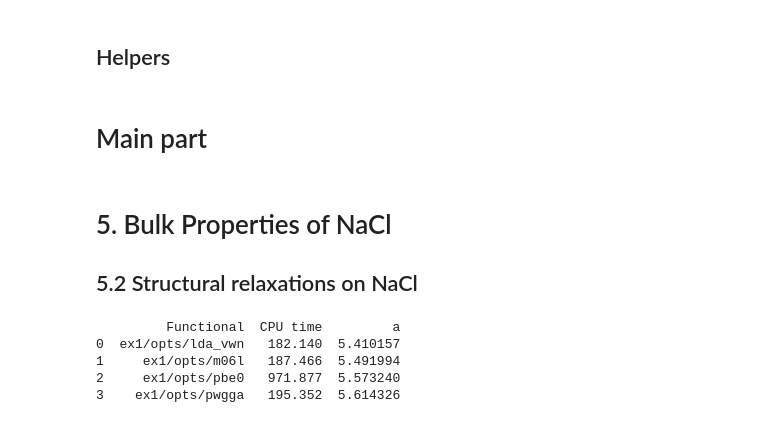
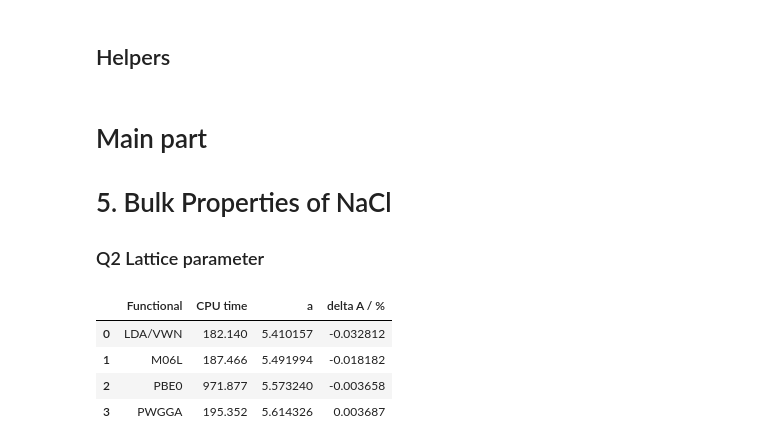
Before and after one commit to tomfroembgen/WP12, a Jupyter notebook: 3_bredow/wp12_3.ipynb, the cells around one changed output. Cells and saved outputs as stored; diff of their text form; code cells hidden in the pictures.

Commit message:
continued evaluation of part III

```diff
--- a/3_bredow/wp12_3.ipynb
+++ b/3_bredow/wp12_3.ipynb
@@ -122,45 +124,46 @@ ev2kj = 96.4869
-# %% [markdown]
-# Main part
 # %% [markdown]
+# Main part
 # 5. Bulk Properties of NaCl
-## 5.2 Structural relaxations on NaCl
+### Q2 Lattice parameter
 # %%
 def getFileList():
     filelist = []
     for file in sorted(Path("./ex1/opts").rglob("*.out")):
         filelist.append(file)
 
     if len(filelist) == 0:
         sys.exit("No '*data' files found.")
 
     return filelist
 
 
 data = []
 flist = getFileList()
-linestoread=[2]
+a_exp = 5.5937 # experimental lattice parameter
 
 for i, file in enumerate(flist):
     with open(file) as f:
         for j, line in enumerate(f):
-          if "    TOTAL CPU TIME =" in line:
-            time = float(line.split()[4])
-          if "         A              B              C           ALPHA      BETA       GAMMA" in line:
-            a = float(next(f).split()[1])
+            if "    TOTAL CPU TIME =" in line:
+                time = float(line.split()[4])
+            if "         A              B              C           ALPHA      BETA       GAMMA" in line:
+                a = float(next(f).split()[0])
+                a_dev = (a / a_exp) - 1
 
+    func = str(file.parent).split("/")[2]
+    method = func.upper().replace("_", "/")
+    data.append([method, time, a, a_dev])
 
-    data.append([file.parent, time, a])
-
-cols = ["Functional", "CPU time", "a"]
+cols = ["Functional", "CPU time", "a", "delta A / %"]
 df = pd.DataFrame(columns=cols, data=data)
-print(df)
+display(df)
 
 # save to csv
 save_loc = os.path.join(os.path.realpath("."), "ex1/nacl-relax.csv")
 df.to_csv(save_loc, index=False)
 # %% [output]
-         Functional  CPU time         a
-0  ex1/opts/lda_vwn   182.140  5.410157
-1     ex1/opts/m06l   187.466  5.491994
-2     ex1/opts/pbe0   971.877  5.573240
-3    ex1/opts/pwgga   195.352  5.614326
+|  | Functional | CPU time | a | delta A / % |
+| 0 | LDA/VWN | 182.140 | 5.410157 | -0.032812 |
+| 1 | M06L | 187.466 | 5.491994 | -0.018182 |
+| 2 | PBE0 | 971.877 | 5.573240 | -0.003658 |
+| 3 | PWGGA | 195.352 | 5.614326 | 0.003687 |
```
Also changed, not shown: parts of 13 cells of this notebook, 5 other files.
